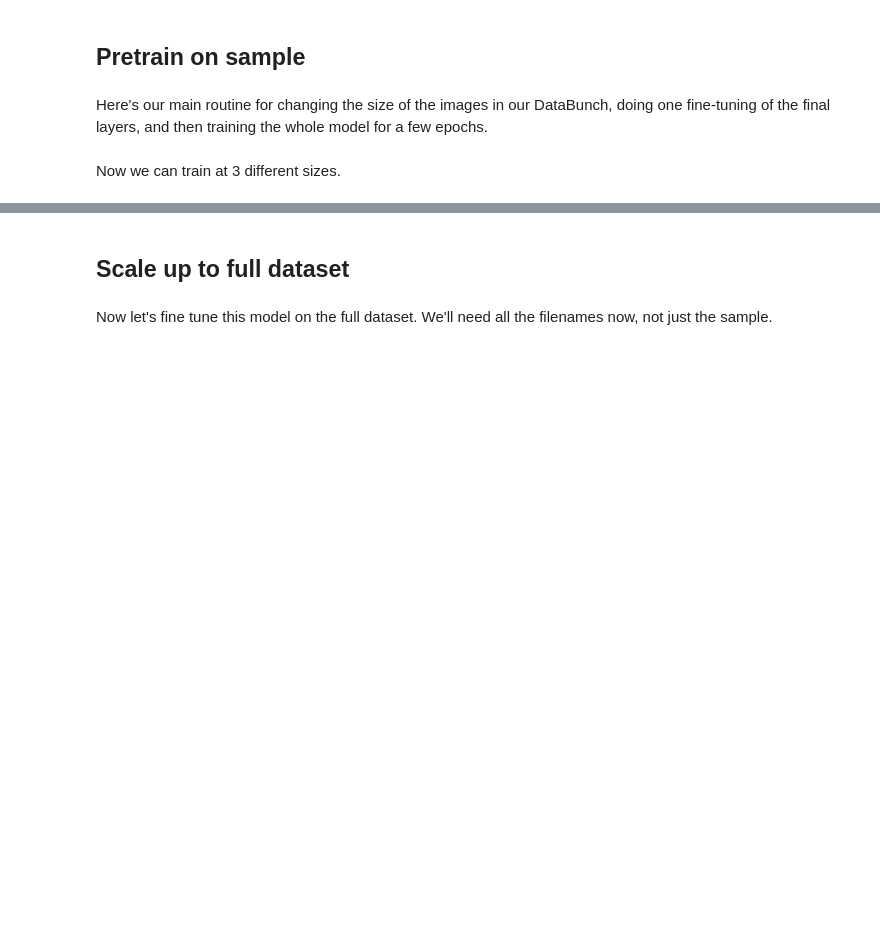
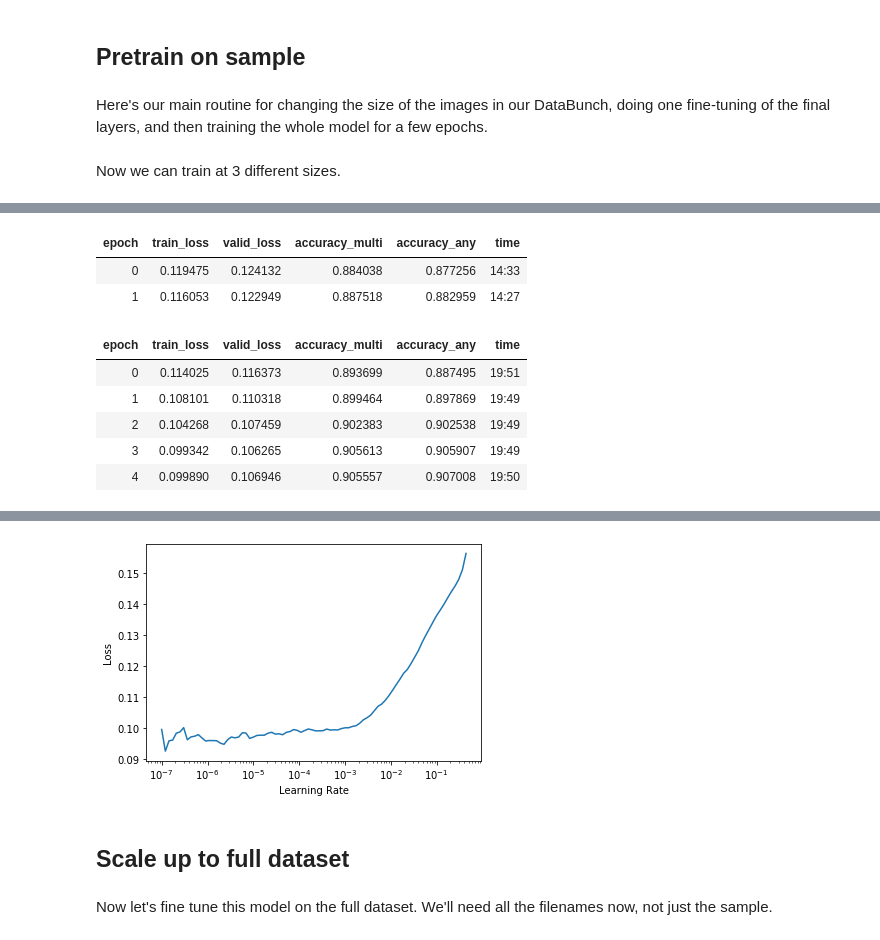
Before and after one commit to ltirrell/rsna-intracranial-hemorrhage-detection, a Jupyter notebook: notebooks/ltirrell/fastai-v2-forked-from-jhoward--submission.ipynb, the cells around one changed output, grey strips where cells are left out. Cells and saved outputs as stored; diff of their text form; code cells hidden in the pictures; blank space fills up the shorter version.

```diff
--- a/notebooks/ltirrell/fastai-v2-forked-from-jhoward--submission.ipynb
+++ b/notebooks/ltirrell/fastai-v2-forked-from-jhoward--submission.ipynb
@@ -164,3 +209,14 @@ Now we can train at 3 different sizes.
 # %%
-# do_fit(128, 256, 3, 3e-3)
-# learn.save('initial-256-bs128ep3')
+do_fit(128, 256, 5, 1e-3, epochs_frozen=2)
+learn.save('initial-256-bs128ep2,5')
+learn.lr_find()
+# %% [output]
+| epoch | train_loss | valid_loss | accuracy_multi | accuracy_any | time |
+| 0 | 0.119475 | 0.124132 | 0.884038 | 0.877256 | 14:33 |
+| 1 | 0.116053 | 0.122949 | 0.887518 | 0.882959 | 14:27 |
+| epoch | train_loss | valid_loss | accuracy_multi | accuracy_any | time |
+| 0 | 0.114025 | 0.116373 | 0.893699 | 0.887495 | 19:51 |
+| 1 | 0.108101 | 0.110318 | 0.899464 | 0.897869 | 19:49 |
+| 2 | 0.104268 | 0.107459 | 0.902383 | 0.902538 | 19:49 |
+| 3 | 0.099342 | 0.106265 | 0.905613 | 0.905907 | 19:49 |
+| 4 | 0.099890 | 0.106946 | 0.905557 | 0.907008 | 19:50 |
@@ -167,3 +224,4 @@ Now we can train at 3 different sizes.
+[figure, added]
 # %% [markdown]
 ## Scale up to full dataset
 # %% [markdown]
```
Also changed, not shown: parts of 44 cells of this notebook.
